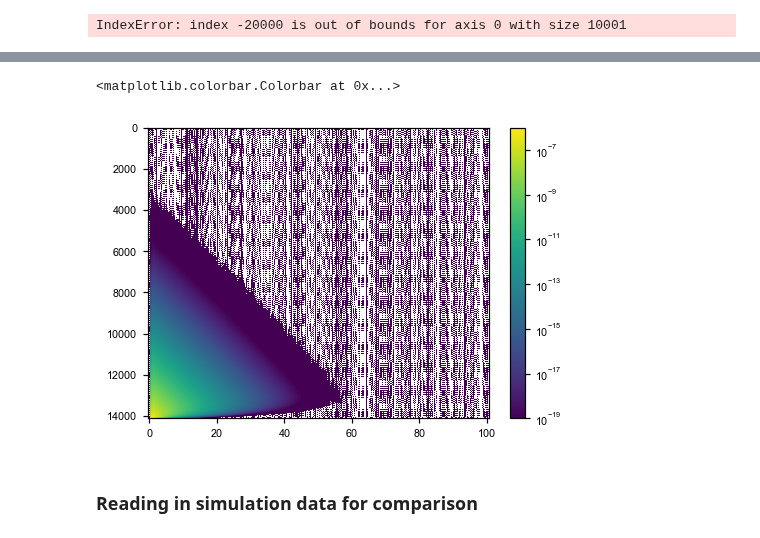
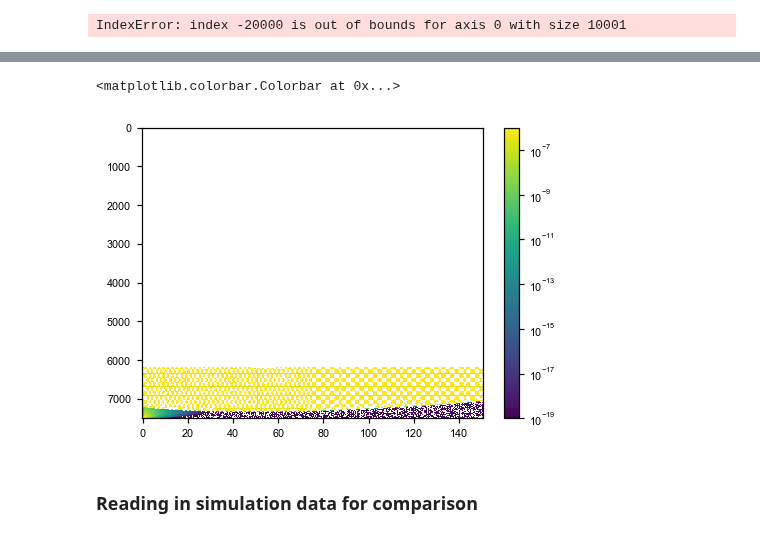
Before and after one commit to VivaswatS/selCoefEst, a Jupyter notebook: mom-framework.ipynb, the cells around one changed output, grey strips where cells are left out. Saved outputs shown, nothing was run; the diff lists cells and outputs as text; code cells hidden in the pictures.

```diff
--- a/mom-framework.ipynb
+++ b/mom-framework.ipynb
@@ -277,0 +356,4 @@ plt.imshow((mom),aspect='auto',norm=colors.LogNorm(vmax=10e-7,vmin=10e-30))
+# %%
+# plt.scatter(np.ravel(fs), np.ravel(fs2), color='grey', alpha=0.75, s=5) #plt.loglog()
+# plt.axline((0,0),slope=1,color='red',ls='--', linewidth=0.6); plt.xlabel('iterative framework'); plt.ylabel('integrative framework')
+run_mom_integrate2(10000, 1000, 0.5*gamma[10]/2500, 2500, mu, misc = {'dt_fac':0.05, 'adapt_dt':True})
@@ -277,0 +374,2 @@ plt.imshow((mom),aspect='auto',norm=colors.LogNorm(vmax=10e-7,vmin=10e-30))
+# %%
+run_mom_integrate(50000, 1000, 0.5*gamma[24]/2500, 2500, mu, misc = {'dt_fac':0.05, 'adapt_dt':True})
@@ -278,20 +400,35 @@ plt.imshow((mom),aspect='auto',norm=colors.LogNorm(vmax=10e-7,vmin=10e-30))
 # %%
+## function where each generation was integrated to separately
 def run_mom_integrate(a, n, s, N, mu, misc):
     fsmat = np.zeros((a,n+1))
     for idt, dt in enumerate(np.linspace(0.5/N,0.5*a/N,a)[::-1]):
         fs = moments.Spectrum(np.zeros(n + 1))
-        fs[1] = n*1
+        fs[1] = 1
         fs.integrate([1], dt, gamma=2*s*N, h=0.5, theta=0, dt_fac=misc['dt_fac'], adapt_dt=misc['adapt_dt'])
-        fsmat[idt,:] = mu*fs
+        fsmat[idt,:] = n*mu*fs
     return fsmat
+
+## function where each generation is only integrated from previous generation
+def run_mom_integrate2(a, n, s, N, mu, misc):
+    fsmat = np.zeros((a,n+1))
+    dt = 0.5/N
+    fs = moments.Spectrum(fsmat[-1,:])
+    fs[1] = 1
+    fs.integrate([1], dt, gamma=2*s*N, h=0.5, theta=0)
+    fsmat[-1,:] = fs
+    for idt in np.arange(0,a-1)[::-1]:
+        # fs = moments.Spectrum(fsmat[idt+1,:])
+        fs.integrate([1], dt, gamma=2*s*N, h=0.5, theta=0, dt_fac=misc['dt_fac'], adapt_dt=misc['adapt_dt'])
+        fsmat[idt,:] = fs
+    return n*mu*fsmat
 # %%
 ## creating a database of P(X, a | s) with dicts for different s values
-# up_xa_s = {}
-# gamma = -np.logspace(2,-2,25)
+up_xa_s = {}
+gamma = -np.logspace(2,-2,25)
 ## use different lengths of time for each gamma (high gamma - small limits)
 ## go up to 5 orders of magnitude below start (i.e., E[# seg sites] < 1e-11)
-limal = np.concatenate((np.linspace(7500,100000,15,dtype=int),np.repeat(100000,10)))
+limal = np.concatenate((np.linspace(6000,100000,15,dtype=int),np.repeat(100000,10)))
 for ig, g in enumerate(gamma):
     # unscaled probability - almost likelihood
-    up_xa_s[g] = run_mom_iterate(limal[ig], 100, 0.5*g/2500, 2500, mu, np.nan)
+    up_xa_s[g] = run_mom_integrate(limal[ig], 2000, 0.5*g/2500, 2500, mu, misc = {'dt_fac':0.02, 'adapt_dt':True})
     # can project down to any sample size using moments.Spectrum(p_xa_s[g][-1,:]).project([20])*120/20
@@ -325,10 +475,10 @@ for g in gamma:
         pp_xa_s[g][i,:] = moments.Spectrum(up_xa_s[g][i,:]).project([ss]) * 150/ss
     pp_xa_s[g] = pp_xa_s[g]/pp_xa_s[g].sum(axis=0,keepdims=1)
 # %%
-plt.imshow(up_xa_s[gamma[1]],aspect='auto',norm=colors.LogNorm(vmax=10e-7,vmin=10e-20)); plt.colorbar()
+plt.imshow(up_xa_s[gamma[0]],aspect='auto',norm=colors.LogNorm(vmax=10e-7,vmin=10e-20)); plt.colorbar()
 # %% [output]
 <matplotlib.colorbar.Colorbar at 0x...>
-[figure, old version]
+[figure, new version]
 # %% [markdown]
 ### Reading in simulation data for comparison
 # %%
```
Also changed, not shown: parts of 51 cells of this notebook, 1 other file.
